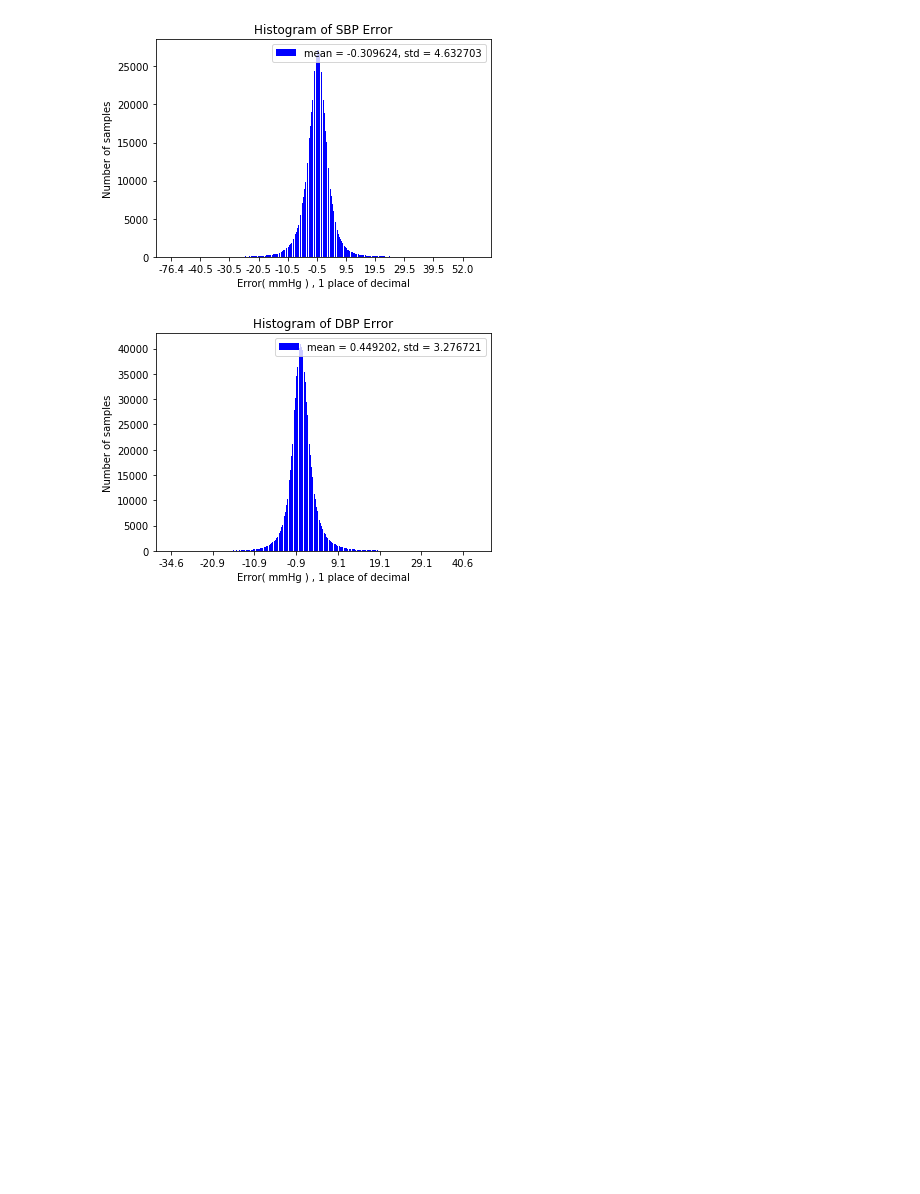
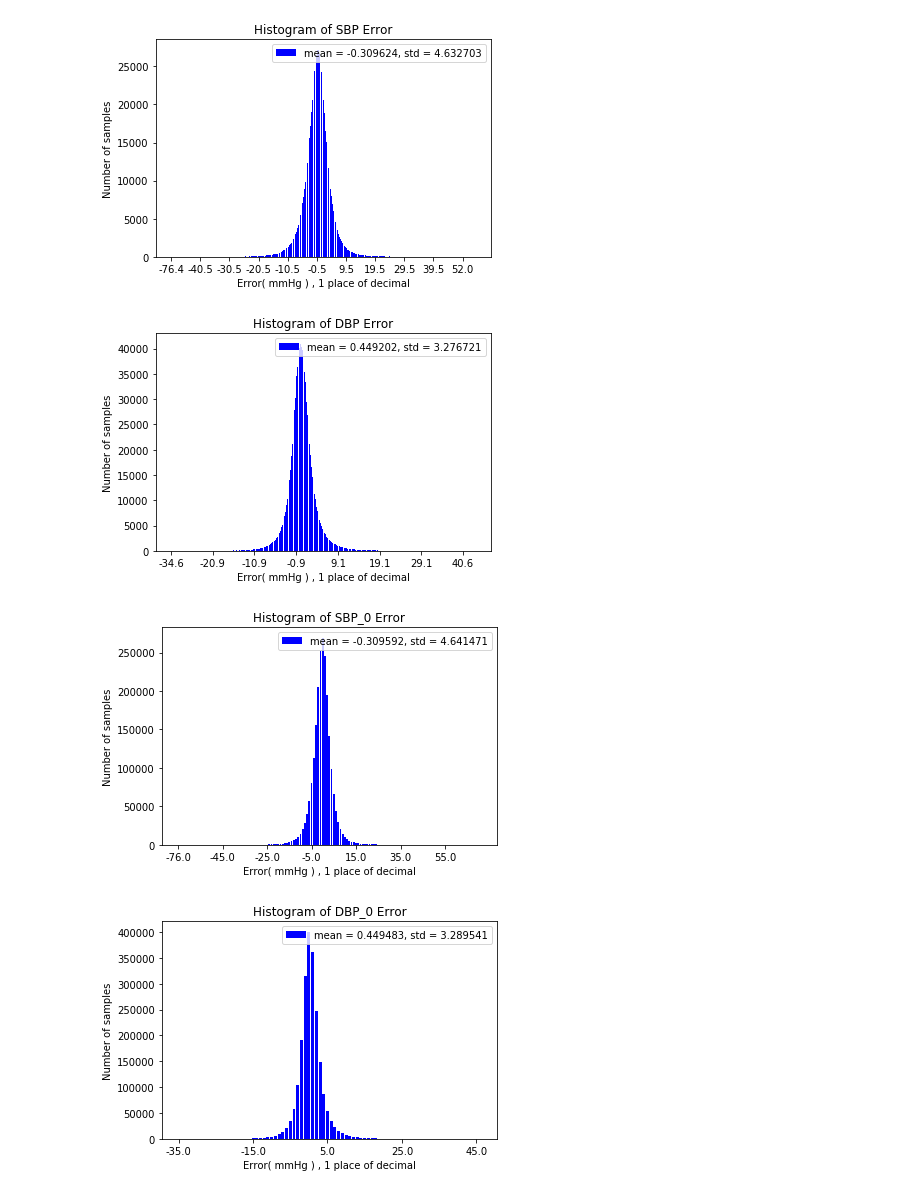
Before and after one commit to Yan-Cheng-Hsu/Blood-Pressure-Estimation-Model, a Jupyter notebook: Performance/bestModel_report.ipynb, the cells around one changed output. Drawn from its saved outputs; the diff is of its cells as text; code cells hidden in the pictures; blank space fills up the shorter version.

Commit message:
histogram of error has been updated

```diff
--- a/Performance/bestModel_report.ipynb
+++ b/Performance/bestModel_report.ipynb
@@ -292,3 +292,45 @@ for i in L:
 # %% [output]
 [figure]
 [figure]
+# %%
+t_sbp = np.array( t_sbp )
+e_sbp = np.array( e_sbp )
+t_dbp = np.array( t_dbp )
+e_dbp = np.array( e_dbp )
+err_sbp = np.sort( np.around( t_sbp - e_sbp , 0) , kind = 'heapsort' )
+err_dbp = np.sort( np.around( t_dbp - e_dbp , 0) , kind = 'heapsort' )
+L = [ 'SBP_0' , 'DBP_0' ]
+Att = {}
+Att['SBP_0'] = err_sbp
+Att['DBP_0'] = err_dbp
+x = {}
+y = {}
+for index in L:
+    x[ index ] = []
+    y[ index ] = []
+    x[ index ].append( Att[ index ][0] )
+    y[ index ].append( 1 )
+    j = 0
+    for i in range( 1 , len(Att[ index ]) , 1 ):
+        if Att[ index ][i] == x[ index ][j]:
+            y[ index ][j] = y[ index ][j] + 1
+        else:
+            x[ index ].append( Att[ index ][i] )
+            y[ index ].append( 1 )
+            j = j + 1
+    for i in range( len(x[ index ]) ):
+        x[ index ][i] = str( x[ index ] [i])
+
+
+for i in L:
+    plt.bar( x[i] , y[i] , color = 'blue' , label = 'mean = '  + str( np.round( np.mean(Att[i]) , 6 ) ) + ', std = ' + str( np.round( np.std(Att[i]) , 6 ) ) )
+    plt.xlabel( 'Error( mmHg ) , 1 place of decimal' )
+    plt.ylabel( 'Number of samples' )
+    plt.xticks( x[i][0::20] )
+    plt.title( 'Histogram of ' + i + ' Error' )
+    plt.savefig( '/home/Yan-Cheng-Hsu/PaperPublication/' + i +'_Error_histogram.png' )
+    plt.legend( loc = 'best' )
+    plt.show()
+# %% [output]
+[figure, added]
+[figure, added]
```
Also changed, not shown: parts of 7 cells of this notebook.
